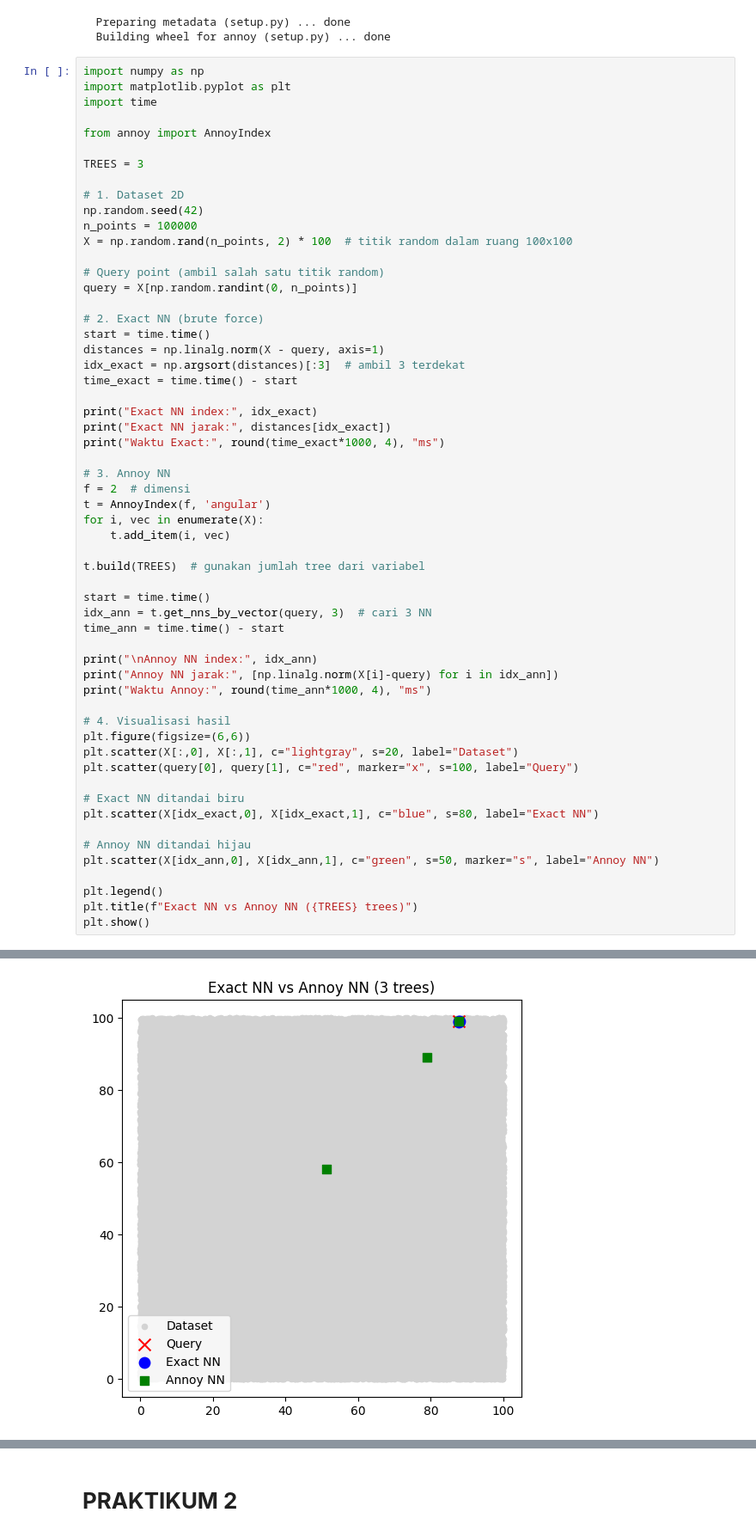
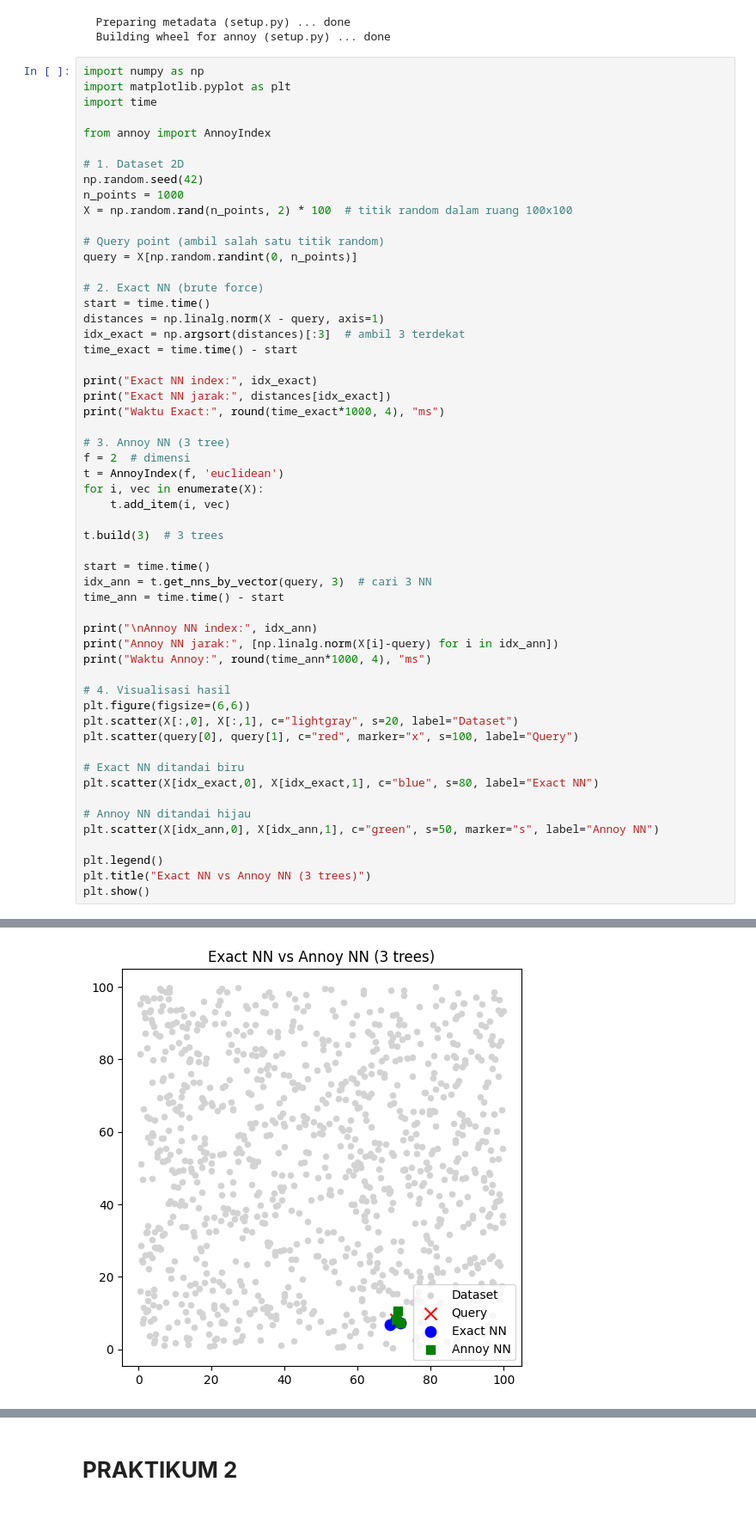
Before and after one commit to scarebats/Machine-Learning-2025, a Jupyter notebook: JS06_2341720047_AHMAD NAUFAL ILHAM.ipynb, the cells around one changed output, grey strips where cells are left out. Shown at 86% size. Drawn from its saved outputs; the diff is of its cells as text.

```diff
--- a/JS06_2341720047_AHMAD NAUFAL ILHAM.ipynb
+++ b/JS06_2341720047_AHMAD NAUFAL ILHAM.ipynb
@@ -15,11 +15,9 @@ import time
 
 from annoy import AnnoyIndex
 
-TREES = 3
-
 # 1. Dataset 2D
 np.random.seed(42)
-n_points = 100000
+n_points = 1000
 X = np.random.rand(n_points, 2) * 100  # titik random dalam ruang 100x100
 
 # Query point (ambil salah satu titik random)
@@ -35,13 +33,13 @@ print("Exact NN index:", idx_exact)
 print("Exact NN jarak:", distances[idx_exact])
 print("Waktu Exact:", round(time_exact*1000, 4), "ms")
 
-# 3. Annoy NN
+# 3. Annoy NN (3 tree)
 f = 2  # dimensi
-t = AnnoyIndex(f, 'angular')
+t = AnnoyIndex(f, 'euclidean')
 for i, vec in enumerate(X):
     t.add_item(i, vec)
 
-t.build(TREES)  # gunakan jumlah tree dari variabel
+t.build(3)  # 3 trees
 
 start = time.time()
 idx_ann = t.get_nns_by_vector(query, 3)  # cari 3 NN
@@ -63,6 +61,6 @@ plt.scatter(X[idx_exact,0], X[idx_exact,1], c="blue", s=80, label="Exact NN")
 plt.scatter(X[idx_ann,0], X[idx_ann,1], c="green", s=50, marker="s", label="Annoy NN")
 
 plt.legend()
-plt.title(f"Exact NN vs Annoy NN ({TREES} trees)")
+plt.title("Exact NN vs Annoy NN (3 trees)")
 plt.show()
 # %% [output]
@@ -76 +74 @@ Waktu Annoy: 0.1197 ms
-[figure, old version]
+[figure, new version]
```
Also changed, not shown: parts of 10 cells of this notebook.
